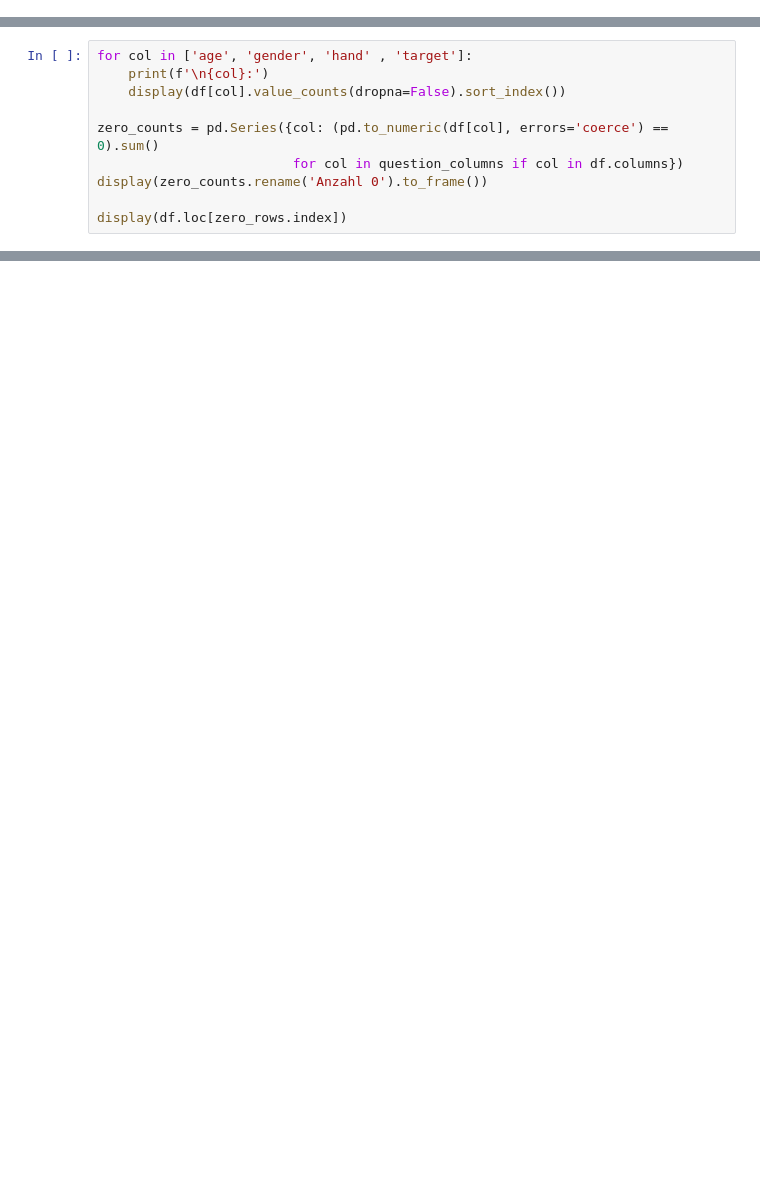
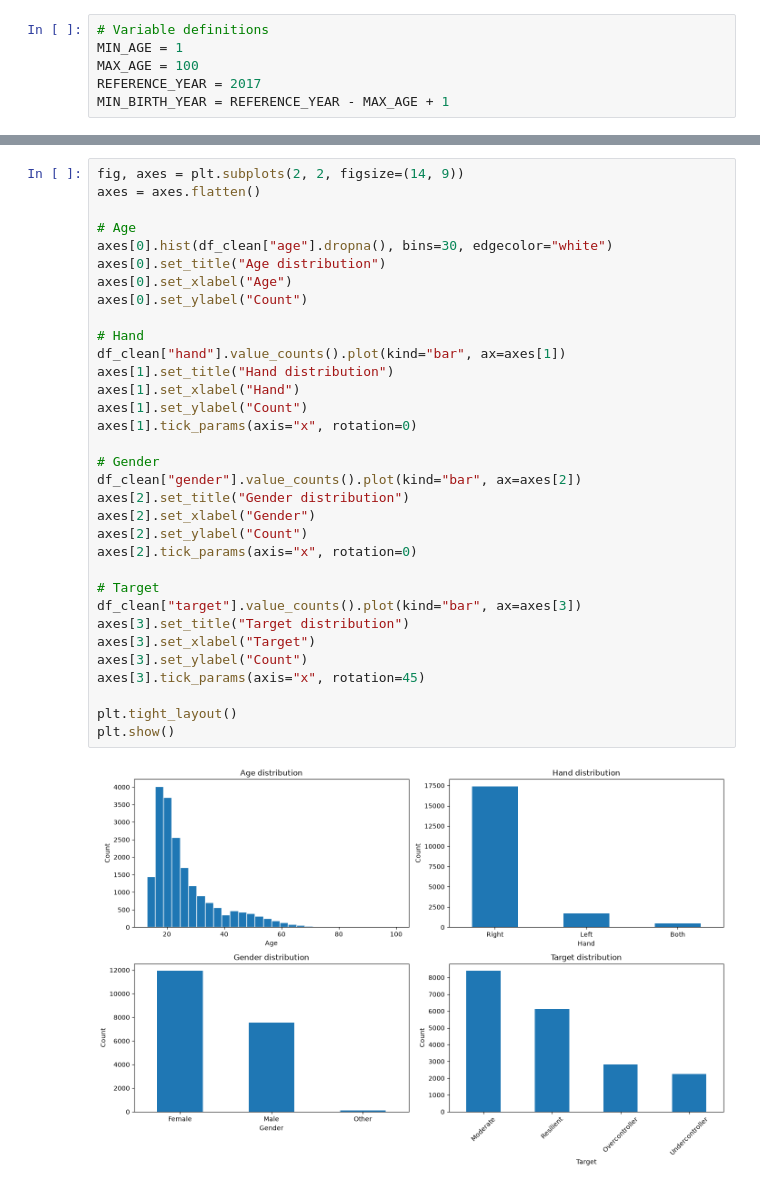
Before and after one commit to MaWeDu/big-five-personality, a Jupyter notebook: MW_EDA.ipynb, the cells around one changed output, grey strips where cells are left out. Drawn from its saved outputs; the diff is of its cells as text; blank space fills up the shorter version.

```diff
--- a/MW_EDA.ipynb
+++ b/MW_EDA.ipynb
@@ -63,0 +97,6 @@ Spalten: ['N6', 'N8', 'N7', 'N1', 'N9', 'N10', 'N3', 'N5', 'E3', 'N2', 'E5', 'N4
+# %%
+# Variable definitions
+MIN_AGE = 1
+MAX_AGE = 100
+REFERENCE_YEAR = 2017
+MIN_BIRTH_YEAR = REFERENCE_YEAR - MAX_AGE + 1
@@ -66,10 +177,0 @@ Spalten: ['N6', 'N8', 'N7', 'N1', 'N9', 'N10', 'N3', 'N5', 'E3', 'N2', 'E5', 'N4
-# %%
-for col in ['age', 'gender', 'hand' , 'target']:
-    print(f'\n{col}:')
-    display(df[col].value_counts(dropna=False).sort_index())
-
-zero_counts = pd.Series({col: (pd.to_numeric(df[col], errors='coerce') == 0).sum()
-                         for col in question_columns if col in df.columns})
-display(zero_counts.rename('Anzahl 0').to_frame())
-
-display(df.loc[zero_rows.index])
@@ -510,0 +534,35 @@ Die age-Spalte enthält nach der Bereinigung nur plausible Alterswerte. Umgerech
+# %%
+fig, axes = plt.subplots(2, 2, figsize=(14, 9))
+axes = axes.flatten()
+
+# Age
+axes[0].hist(df_clean["age"].dropna(), bins=30, edgecolor="white")
+axes[0].set_title("Age distribution")
+axes[0].set_xlabel("Age")
+axes[0].set_ylabel("Count")
+
+# Hand
+df_clean["hand"].value_counts().plot(kind="bar", ax=axes[1])
+axes[1].set_title("Hand distribution")
+axes[1].set_xlabel("Hand")
+axes[1].set_ylabel("Count")
+axes[1].tick_params(axis="x", rotation=0)
+
+# Gender
+df_clean["gender"].value_counts().plot(kind="bar", ax=axes[2])
+axes[2].set_title("Gender distribution")
+axes[2].set_xlabel("Gender")
+axes[2].set_ylabel("Count")
+axes[2].tick_params(axis="x", rotation=0)
+
+# Target
+df_clean["target"].value_counts().plot(kind="bar", ax=axes[3])
+axes[3].set_title("Target distribution")
+axes[3].set_xlabel("Target")
+axes[3].set_ylabel("Count")
+axes[3].tick_params(axis="x", rotation=45)
+
+plt.tight_layout()
+plt.show()
+# %% [output]
+[figure, added]
```
Also changed, not shown: parts of 21 cells of this notebook.
